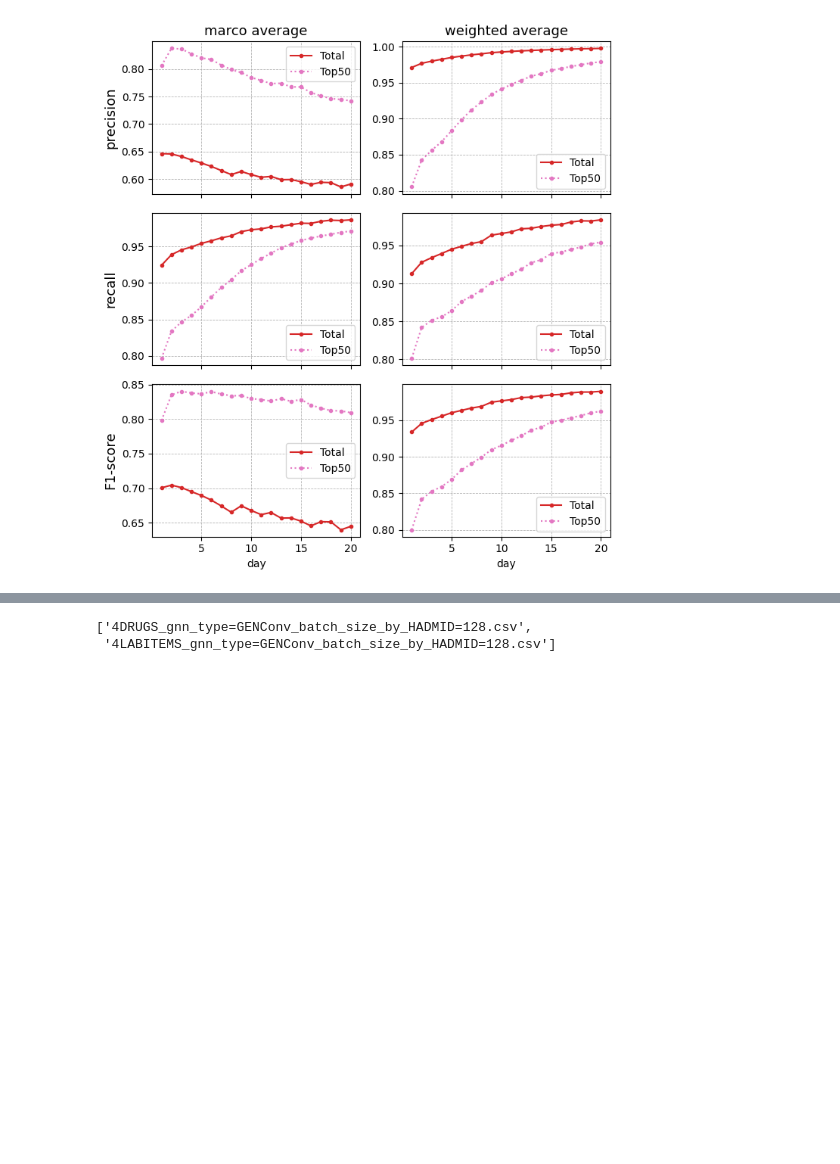
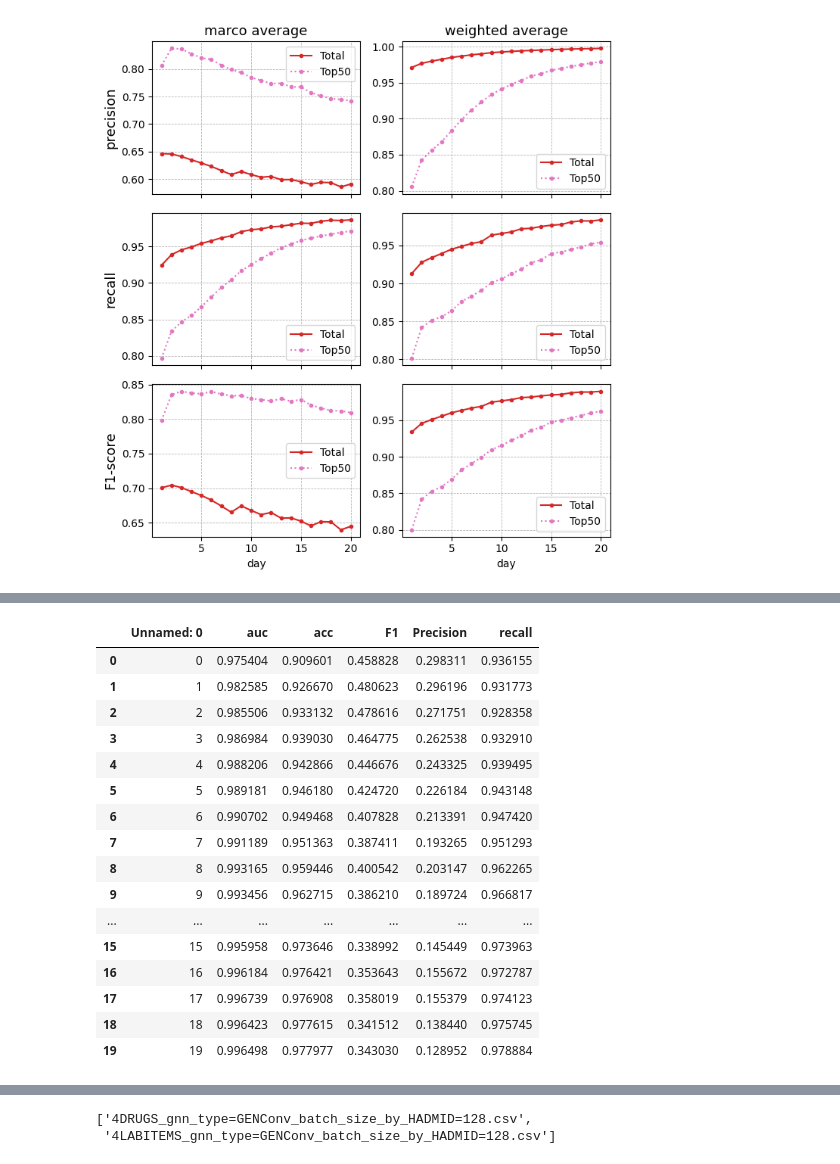
Before and after one commit to Nemo4110/GNNs-Driven-Clinical-Decision-Making-Assistance, a Jupyter notebook: notebook/evaluate.ipynb, the cells around one changed output, grey strips where cells are left out. Cells and saved outputs as stored; diff of their text form; code cells hidden in the pictures; blank space fills up the shorter version.

```diff
--- a/notebook/evaluate.ipynb
+++ b/notebook/evaluate.ipynb
@@ -398,0 +425,20 @@ plt.tight_layout()
+# %%
+pd.read_csv(os.path.join(path_dfs, list_csvgz_new[1]))
+# %% [output]
+|  | Unnamed: 0 | auc | acc | F1 | Precision | recall |
+| 0 | 0 | 0.975404 | 0.909601 | 0.458828 | 0.298311 | 0.936155 |
+| 1 | 1 | 0.982585 | 0.926670 | 0.480623 | 0.296196 | 0.931773 |
+| 2 | 2 | 0.985506 | 0.933132 | 0.478616 | 0.271751 | 0.928358 |
+| 3 | 3 | 0.986984 | 0.939030 | 0.464775 | 0.262538 | 0.932910 |
+| 4 | 4 | 0.988206 | 0.942866 | 0.446676 | 0.243325 | 0.939495 |
+| 5 | 5 | 0.989181 | 0.946180 | 0.424720 | 0.226184 | 0.943148 |
+| 6 | 6 | 0.990702 | 0.949468 | 0.407828 | 0.213391 | 0.947420 |
+| 7 | 7 | 0.991189 | 0.951363 | 0.387411 | 0.193265 | 0.951293 |
+| 8 | 8 | 0.993165 | 0.959446 | 0.400542 | 0.203147 | 0.962265 |
+| 9 | 9 | 0.993456 | 0.962715 | 0.386210 | 0.189724 | 0.966817 |
+| ... | ... | ... | ... | ... | ... | ... |
+| 15 | 15 | 0.995958 | 0.973646 | 0.338992 | 0.145449 | 0.973963 |
+| 16 | 16 | 0.996184 | 0.976421 | 0.353643 | 0.155672 | 0.972787 |
+| 17 | 17 | 0.996739 | 0.976908 | 0.358019 | 0.155379 | 0.974123 |
+| 18 | 18 | 0.996423 | 0.977615 | 0.341512 | 0.138440 | 0.975745 |
+| 19 | 19 | 0.996498 | 0.977977 | 0.343030 | 0.128952 | 0.978884 |
```
Also changed, not shown: parts of 8 cells of this notebook, 7 other files.
